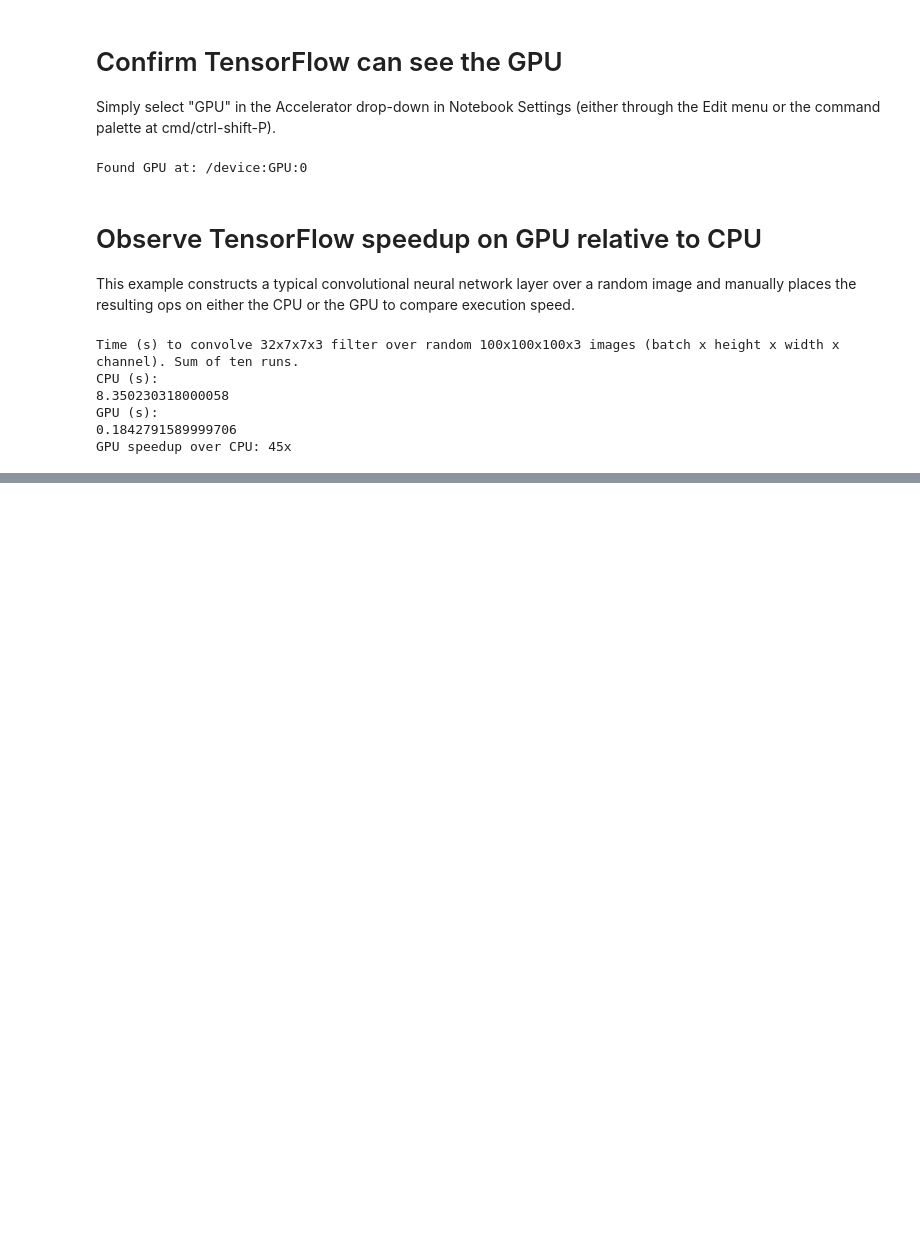
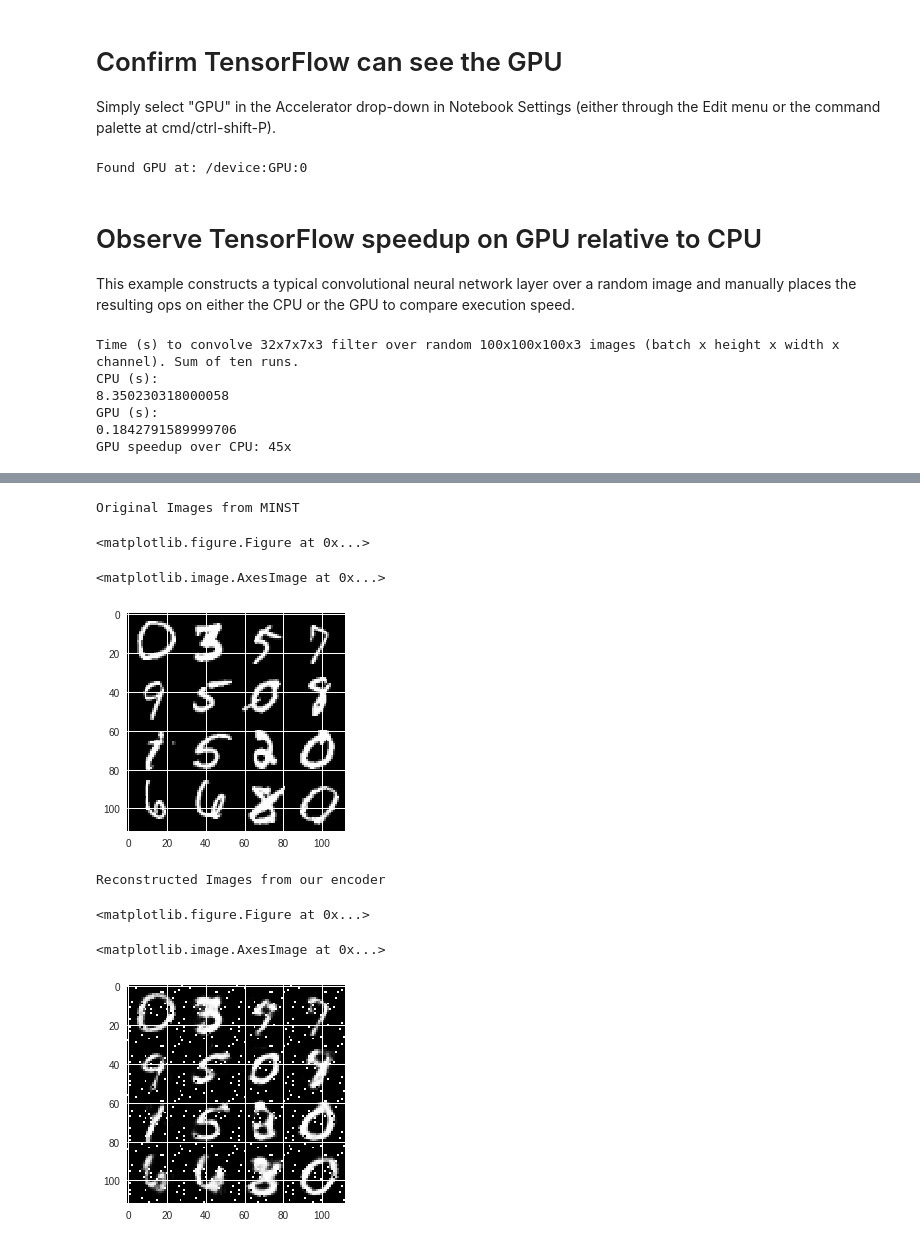
Before and after one commit to surfaceowl/google.colab_machinelearning, a Jupyter notebook: minst autoencoders.ipynb, the cells around one changed output, grey strips where cells are left out. Saved outputs shown, nothing was run; the diff lists cells and outputs as text; code cells hidden in the pictures; blank space fills up the shorter version.

```diff
--- a/minst autoencoders.ipynb
+++ b/minst autoencoders.ipynb
@@ -79,0 +192,19 @@ GPU speedup over CPU: 45x
+# %%
+# Run Training
+# Start a new TF session
+sess = tf.Session()
+
+# Run the initializer
+sess.run(init)
+
+# Training
+for i in range(1, num_steps+1):
+    # Prepare Data
+    # Get the next batch of MNIST data (only images are needed, not labels)
+    batch_x, _ = mnist.train.next_batch(batch_size)
+
+    # Run optimization op (backprop) and cost op (to get loss value)
+    _, l = sess.run([optimizer, loss], feed_dict={X: batch_x})
+    # Display logs per step
+    if i % display_step == 0 or i == 1:
+        print('Step %i: Minibatch Loss: %f' % (i, l))
@@ -79,0 +229,38 @@ GPU speedup over CPU: 45x
+# %%
+# Encode and decode images from test set and visualize reconstructed results
+n = 4
+canvas_orig = np.empty((28 * n, 28 * n))
+canvas_recon = np.empty((28 * n, 28 * n))
+for i in range(n):
+    # MNIST test set
+    batch_x, _ = mnist.test.next_batch(n)
+    # Encode and decode the digit image
+    g = sess.run(decoder_op, feed_dict={X: batch_x})
+
+    # Display original images
+    for j in range(n):
+        # Draw the generated digits
+        canvas_orig[i * 28:(i + 1) * 28, j * 28:(j + 1) * 28] = batch_x[j].reshape([28, 28])
+    # Display reconstructed images
+    for j in range(n):
+        # Draw the generated digits
+        canvas_recon[i * 28:(i + 1) * 28, j * 28:(j + 1) * 28] = g[j].reshape([28, 28])
+
+print("Original Images from MINST")
+plt.figure(figsize=(n, n))
+plt.imshow(canvas_orig, origin="upper", cmap="gray")
+plt.show()
+
+print("Reconstructed Images from our encoder")
+plt.figure(figsize=(n, n))
+plt.imshow(canvas_recon, origin="upper", cmap="gray")
+plt.show()
+# %% [output]
+Original Images from MINST
+<matplotlib.figure.Figure at 0x...>
+<matplotlib.image.AxesImage at 0x...>
+[figure, added]
+Reconstructed Images from our encoder
+<matplotlib.figure.Figure at 0x...>
+<matplotlib.image.AxesImage at 0x...>
+[figure, added]
```
Also changed, not shown: parts of 7 cells of this notebook.
